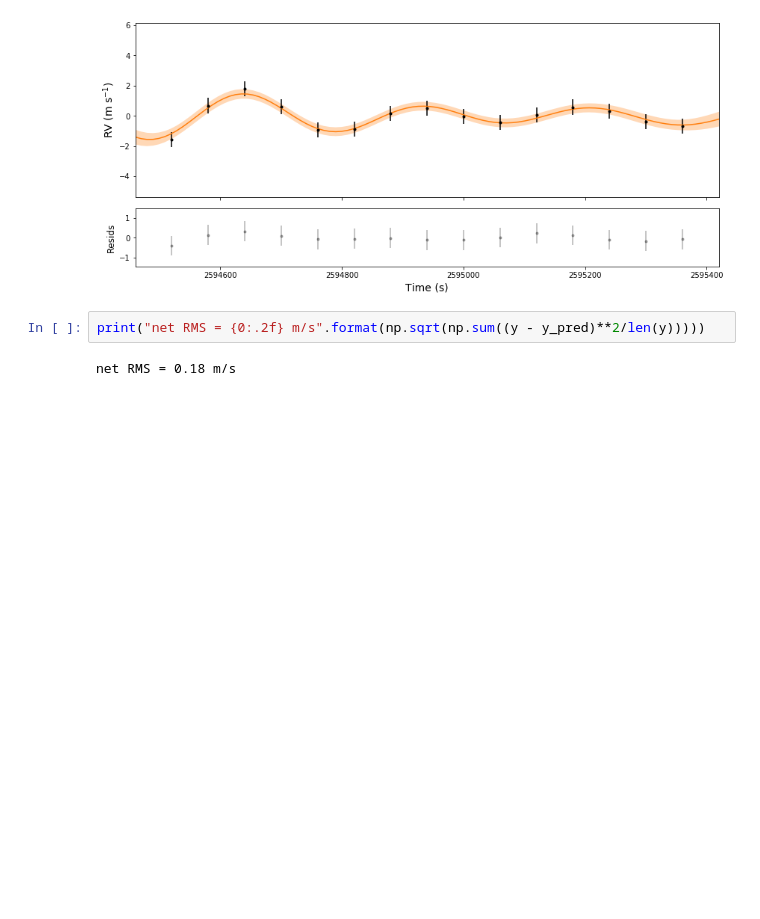
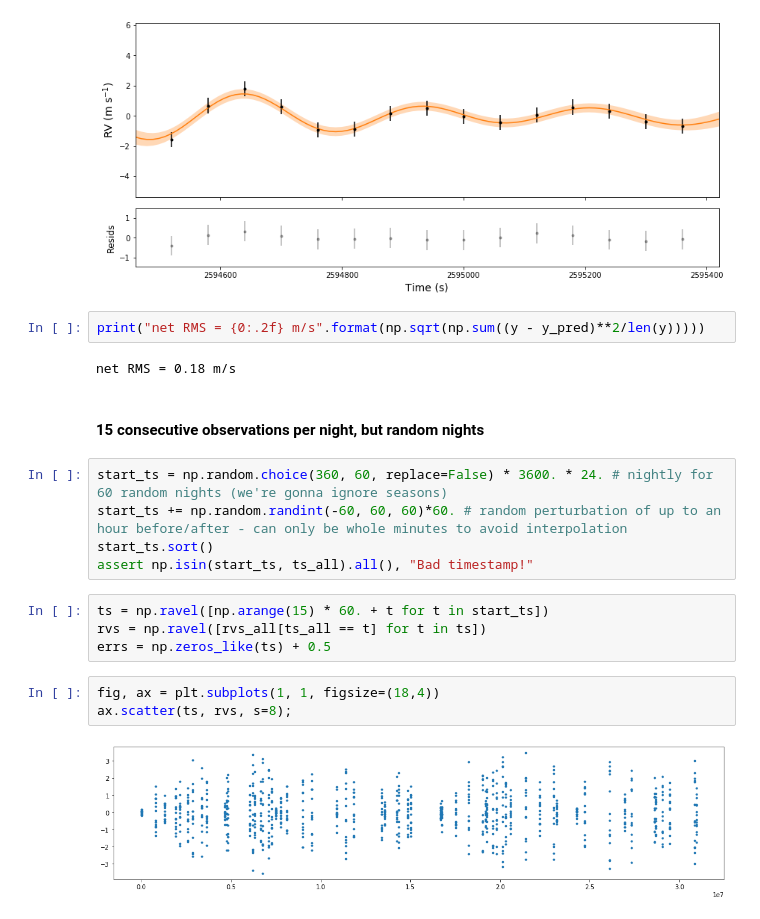
Before and after one commit to megbedell/pmodes, a Jupyter notebook: experiments/03-realistic-observing.ipynb, the cells around one changed output. Cells and saved outputs as stored; diff of their text form; blank space fills up the shorter version.

Commit message:
random nights

```diff
--- a/experiments/03-realistic-observing.ipynb
+++ b/experiments/03-realistic-observing.ipynb
@@ -101,3 +101,19 @@ ax1.set_xlim([start_ts[0] - 60, start_ts[0] + 900]);
 print("net RMS = {0:.2f} m/s".format(np.sqrt(np.sum((y - y_pred)**2/len(y)))))
 # %% [output]
 net RMS = 0.18 m/s
+# %% [markdown]
+#### 15 consecutive observations per night, but random nights
+# %%
+start_ts = np.random.choice(360, 60, replace=False) * 3600. * 24. # nightly for 60 random nights (we're gonna ignore seasons)
+start_ts += np.random.randint(-60, 60, 60)*60. # random perturbation of up to an hour before/after - can only be whole minutes to avoid interpolation
+start_ts.sort()
+assert np.isin(start_ts, ts_all).all(), "Bad timestamp!"
+# %%
+ts = np.ravel([np.arange(15) * 60. + t for t in start_ts])
+rvs = np.ravel([rvs_all[ts_all == t] for t in ts])
+errs = np.zeros_like(ts) + 0.5
+# %%
+fig, ax = plt.subplots(1, 1, figsize=(18,4))
+ax.scatter(ts, rvs, s=8);
+# %% [output]
+[figure, added]
```
Also changed, not shown: parts of 6 cells of this notebook.
